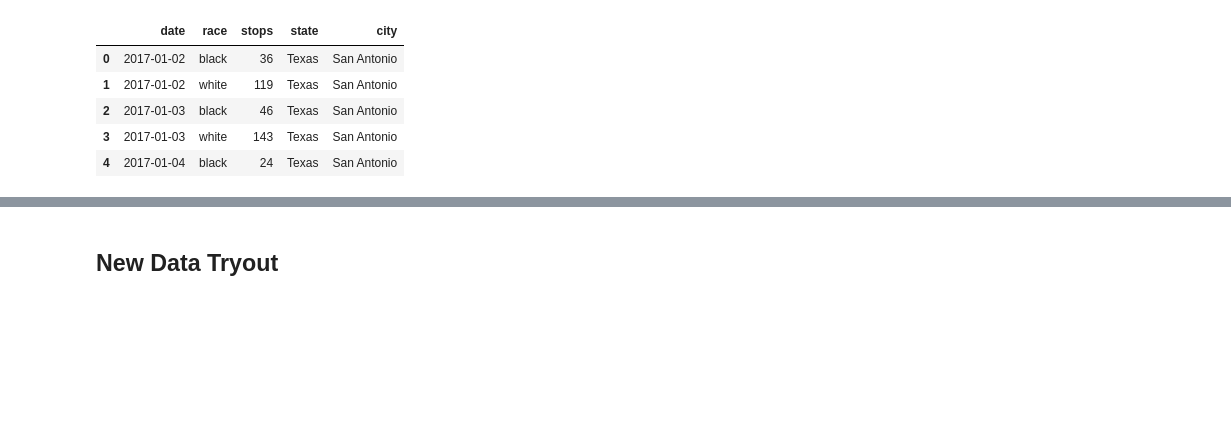
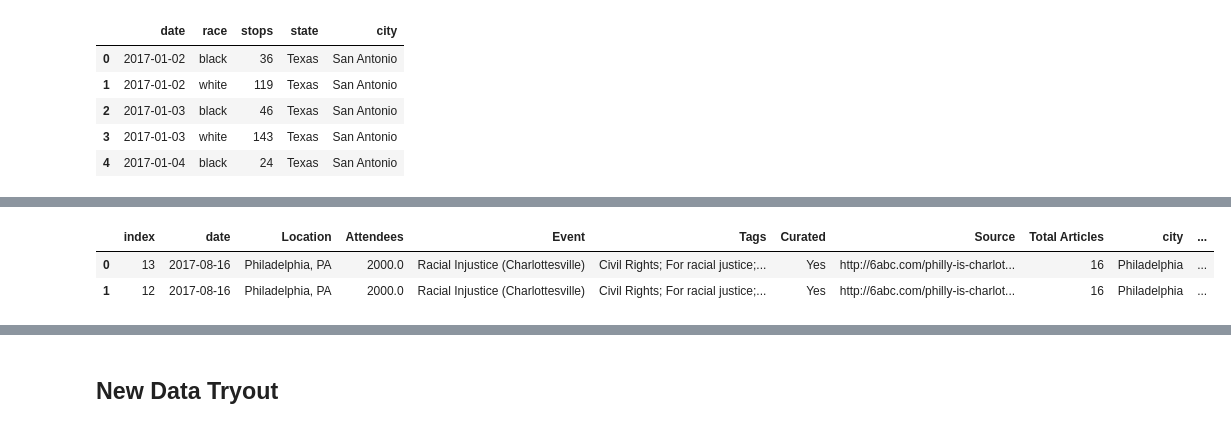
Before and after one commit to epfl-ada/ada-2020-project-milestone-p3-p3_three_musketeers, a Jupyter notebook: racial_protest_effects.ipynb, the cells around one changed output, grey strips where cells are left out. Cells and saved outputs as stored; diff of their text form; code cells hidden in the pictures; blank space fills up the shorter version.

```diff
--- a/racial_protest_effects.ipynb
+++ b/racial_protest_effects.ipynb
@@ -262,0 +176,12 @@ selected_protests
+# %%
+#### merge traffic_stops_census with df_protests
+
+df_merged_city = pd.merge(traffic_stops_census, df_protests, how='inner', on=['date', 'city',  'short_state'])
+df_merged_city = df_merged_city.drop_duplicates()
+
+df_merged_city.sort_values(by=['Attendees', 'Location'], inplace=True, ascending=[1,0])
+df_merged_city = df_merged_city[df_merged_city['Attendees'] > 0]
+
+print(len(df_protests))
+print(len(df_merged_city))
+df_merged_city.head(2)
@@ -263,3 +194,17 @@ selected_protests
+# %%
+selected_protests = df_merged_city[['date','Location','Attendees','Event',
+                                 'Tags','Curated','Source','Total Articles',
+                                 'city','state']].sort_values(by='Attendees', ascending=False).head(12).reset_index()
+
+
+selected_protests['start_date'] = selected_protests['date'] - timedelta(days=7)
+selected_protests['end_date'] = selected_protests['date'] + timedelta(days=7)
+
+selected_protests.head(2)
+# %% [output]
+|  | index | date | Location | Attendees | Event | Tags | Curated | Source | Total Articles | city | ... |
+| 0 | 13 | 2017-08-16 | Philadelphia, PA | 2000.0 | Racial Injustice (Charlottesville) | Civil Rights; For racial justice;... | Yes | http://6abc.com/philly-is-charlot... | 16 | Philadelphia | ... |
+| 1 | 12 | 2017-08-16 | Philadelphia, PA | 2000.0 | Racial Injustice (Charlottesville) | Civil Rights; For racial justice;... | Yes | http://6abc.com/philly-is-charlot... | 16 | Philadelphia | ... |
 # %%
 traffic_stops_census = traffic_stops_census.assign(key=1)
 selected_protests = selected_protests.assign(key=1)
```
Also changed, not shown: parts of 10 cells of this notebook, 1 other file.
